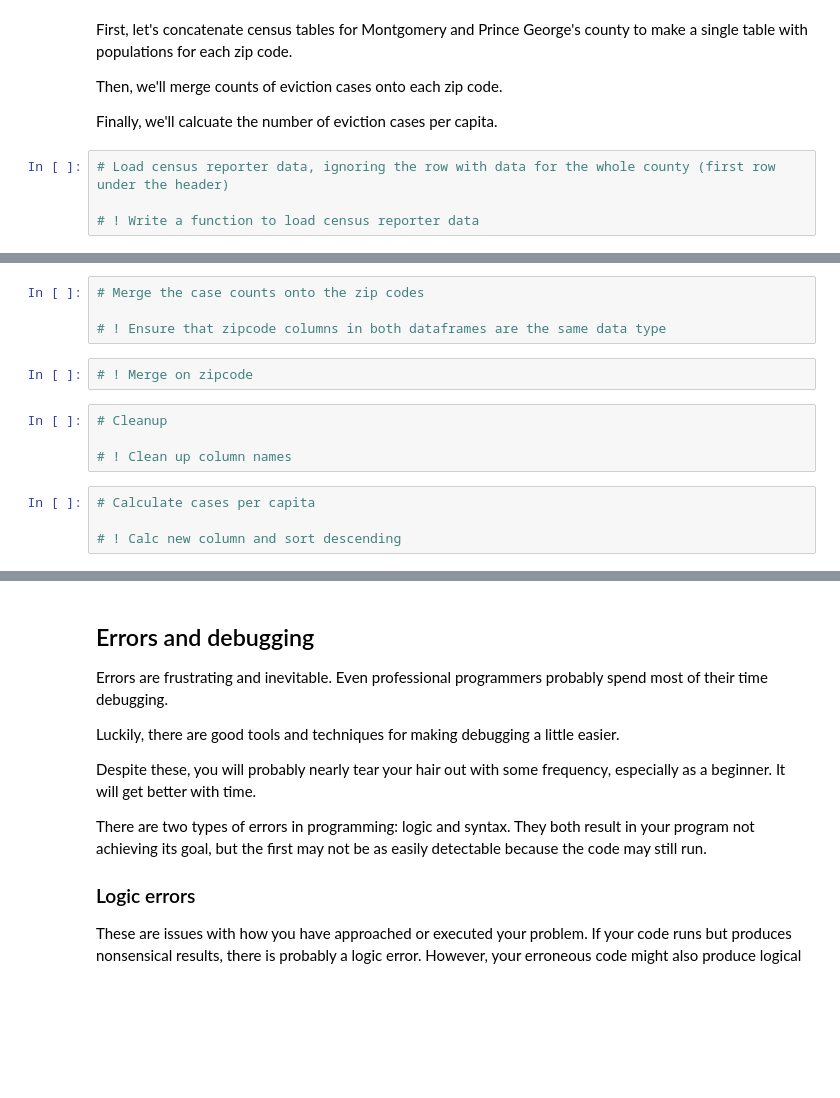
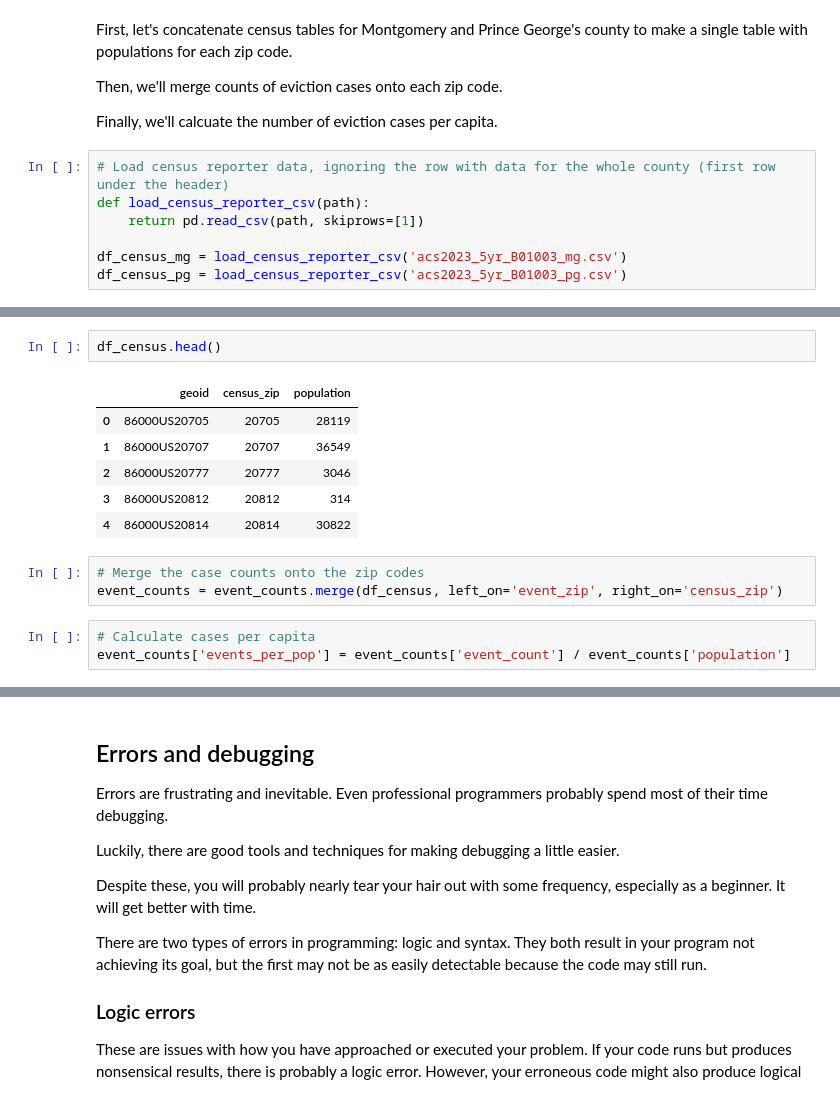
Before and after one commit to stg12793/ursp688y_sp2025, a Jupyter notebook: demos/demo04/demo04_live.ipynb, the cells around one changed output, grey strips where cells are left out. Saved outputs shown, nothing was run; the diff lists cells and outputs as text; blank space fills up the shorter version.

```diff
--- a/demos/demo04/demo04_live.ipynb
+++ b/demos/demo04/demo04_live.ipynb
@@ -101,7 +161,10 @@ Then, we'll merge counts of eviction cases onto each zip code.
 Finally, we'll calcuate the number of eviction cases per capita.
 # %%
 # Load census reporter data, ignoring the row with data for the whole county (first row under the header)
+def load_census_reporter_csv(path):
+    return pd.read_csv(path, skiprows=[1])
 
-# ! Write a function to load census reporter data
+df_census_mg = load_census_reporter_csv('acs2023_5yr_B01003_mg.csv')
+df_census_pg = load_census_reporter_csv('acs2023_5yr_B01003_pg.csv')
 # %%
 # Combine into a single dataframe
@@ -114,14 +185,15 @@ Finally, we'll calcuate the number of eviction cases per capita.
+# %%
+df_census.head()
+# %% [output]
+|  | geoid | census_zip | population |
+| 0 | 86000US20705 | 20705 | 28119 |
+| 1 | 86000US20707 | 20707 | 36549 |
+| 2 | 86000US20777 | 20777 | 3046 |
+| 3 | 86000US20812 | 20812 | 314 |
+| 4 | 86000US20814 | 20814 | 30822 |
 # %%
 # Merge the case counts onto the zip codes
-
-# ! Ensure that zipcode columns in both dataframes are the same data type
+event_counts = event_counts.merge(df_census, left_on='event_zip', right_on='census_zip')
-# %%
-# ! Merge on zipcode
-# %%
-# Cleanup
-
-# ! Clean up column names
 # %%
 # Calculate cases per capita
-
-# ! Calc new column and sort descending
+event_counts['events_per_pop'] = event_counts['event_count'] / event_counts['population']
```
Also changed, not shown: parts of 17 cells of this notebook.
